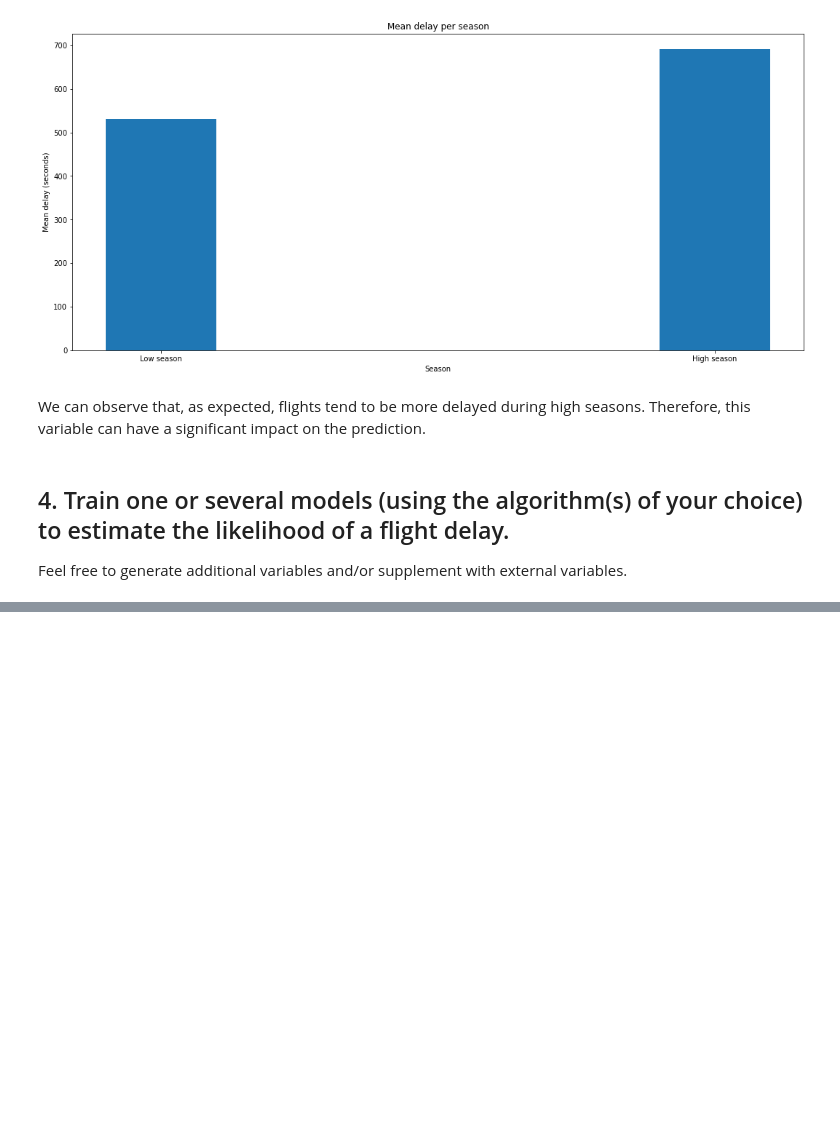
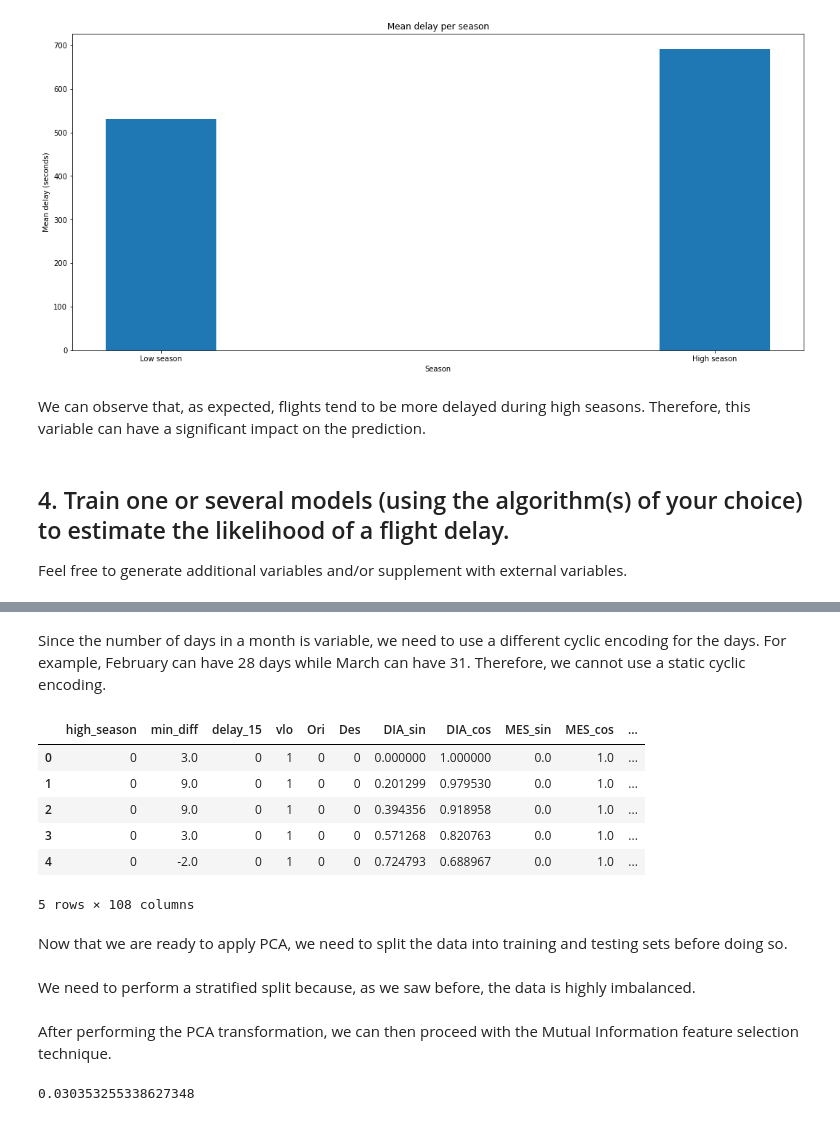
Before and after one commit to Konnits/Latam-Postulation, a Jupyter notebook: solution.ipynb, the cells around one changed output, grey strips where cells are left out. Saved outputs shown, nothing was run; the diff lists cells and outputs as text; code cells hidden in the pictures; blank space fills up the shorter version.

```diff
--- a/solution.ipynb
+++ b/solution.ipynb
@@ -386,0 +434,34 @@ Feel free to generate additional variables and/or supplement with external varia
+# %%
+def cyclic_encoding_static(data, column, max_value):
+    data_aux = data.copy()
+    data_aux[column + "_sin"] = np.sin(2 * np.pi * (data_aux[column] - 1)/max_value)
+    data_aux[column + "_cos"] = np.cos(2 * np.pi * (data_aux[column] - 1)/max_value)
+    return data_aux
+# %% [markdown]
+Since the number of days in a month is variable, we need to use a different cyclic encoding for the days. For example, February can have 28 days while March can have 31. Therefore, we cannot use a static cyclic encoding.
+# %%
+def cyclic_encoding_day(data, column_day, column_month, column_year):
+    data_aux = data.copy()
+    data_aux["daysinmonth"] = data_aux.apply(lambda x : pd.Timestamp(year = x[column_year], month = x[column_month], day = 1).days_in_month, axis = 1)
+    data_aux[column_day + "_sin"] = np.sin(2 * np.pi * (data_aux[column_day] - 1)/data_aux["daysinmonth"])
+    data_aux[column_day + "_cos"] = np.cos(2 * np.pi * (data_aux[column_day] - 1)/data_aux["daysinmonth"])
+    return data_aux.drop(["daysinmonth"], axis = 1)
+# %%
+data_aux = cyclic_encoding_day(data_aux, "DIA", "MES", "AÑO")
+data_aux = cyclic_encoding_static(data_aux, "MES", 12)
+data_aux = data_aux.drop(["DIA", "MES", "AÑO"], axis = 1)
+# %%
+columns = data_aux.select_dtypes(include = "object").columns
+data_aux = one_hot_encoding(data_aux, columns)
+# %%
+data_aux.head()
+# %% [output]
+|  | high_season | min_diff | delay_15 | vlo | Ori | Des | DIA_sin | DIA_cos | MES_sin | MES_cos | ... |
+| 0 | 0 | 3.0 | 0 | 1 | 0 | 0 | 0.000000 | 1.000000 | 0.0 | 1.0 | ... |
+| 1 | 0 | 9.0 | 0 | 1 | 0 | 0 | 0.201299 | 0.979530 | 0.0 | 1.0 | ... |
+| 2 | 0 | 9.0 | 0 | 1 | 0 | 0 | 0.394356 | 0.918958 | 0.0 | 1.0 | ... |
+| 3 | 0 | 3.0 | 0 | 1 | 0 | 0 | 0.571268 | 0.820763 | 0.0 | 1.0 | ... |
+| 4 | 0 | -2.0 | 0 | 1 | 0 | 0 | 0.724793 | 0.688967 | 0.0 | 1.0 | ... |
+5 rows × 108 columns
+# %% [markdown]
+Now that we are ready to apply PCA, we need to split the data into training and testing sets before doing so.
@@ -386,0 +476,2 @@ Feel free to generate additional variables and/or supplement with external varia
+# %% [markdown]
+We need to perform a stratified split because, as we saw before, the data is highly imbalanced.
@@ -386,0 +484,2 @@ Feel free to generate additional variables and/or supplement with external varia
+# %% [markdown]
+After performing the PCA transformation, we can then proceed with the Mutual Information feature selection technique.
@@ -386,0 +488,5 @@ Feel free to generate additional variables and/or supplement with external varia
+# %%
+mean = mutual_inf.mean()
+mean
+# %% [output]
+0.030353255338627348
```
Also changed, not shown: parts of 21 cells of this notebook.
